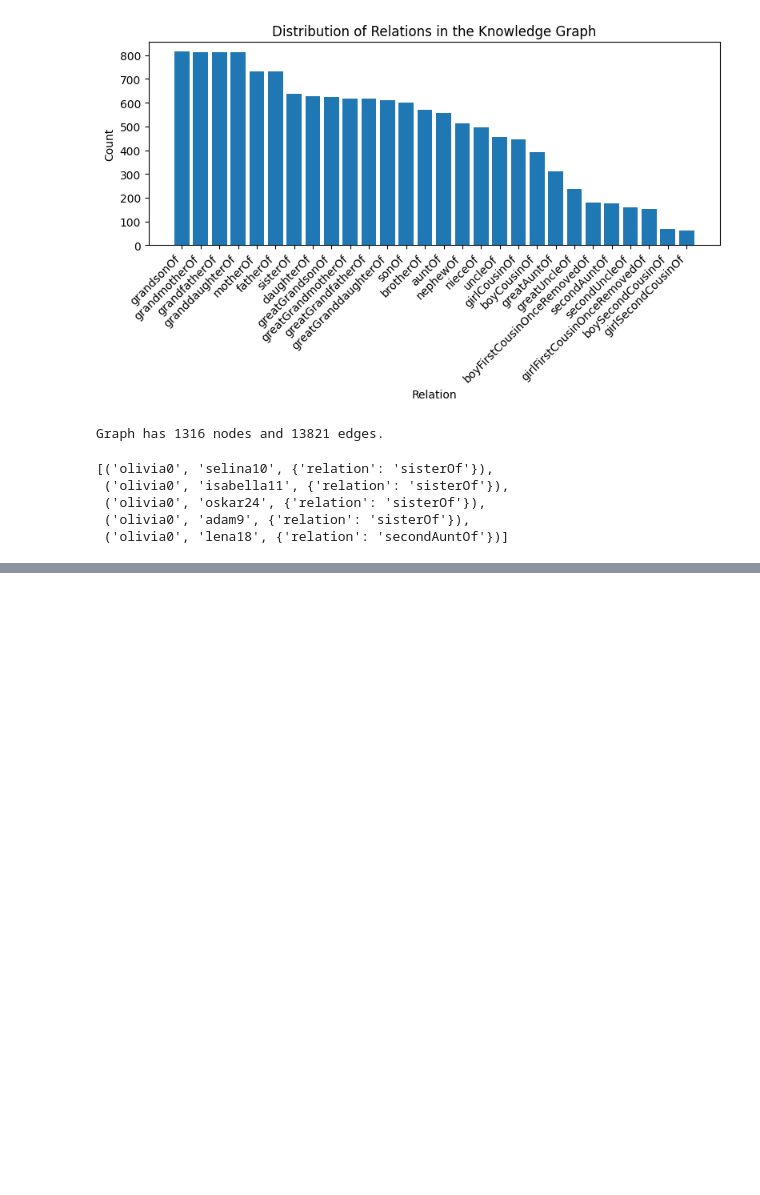
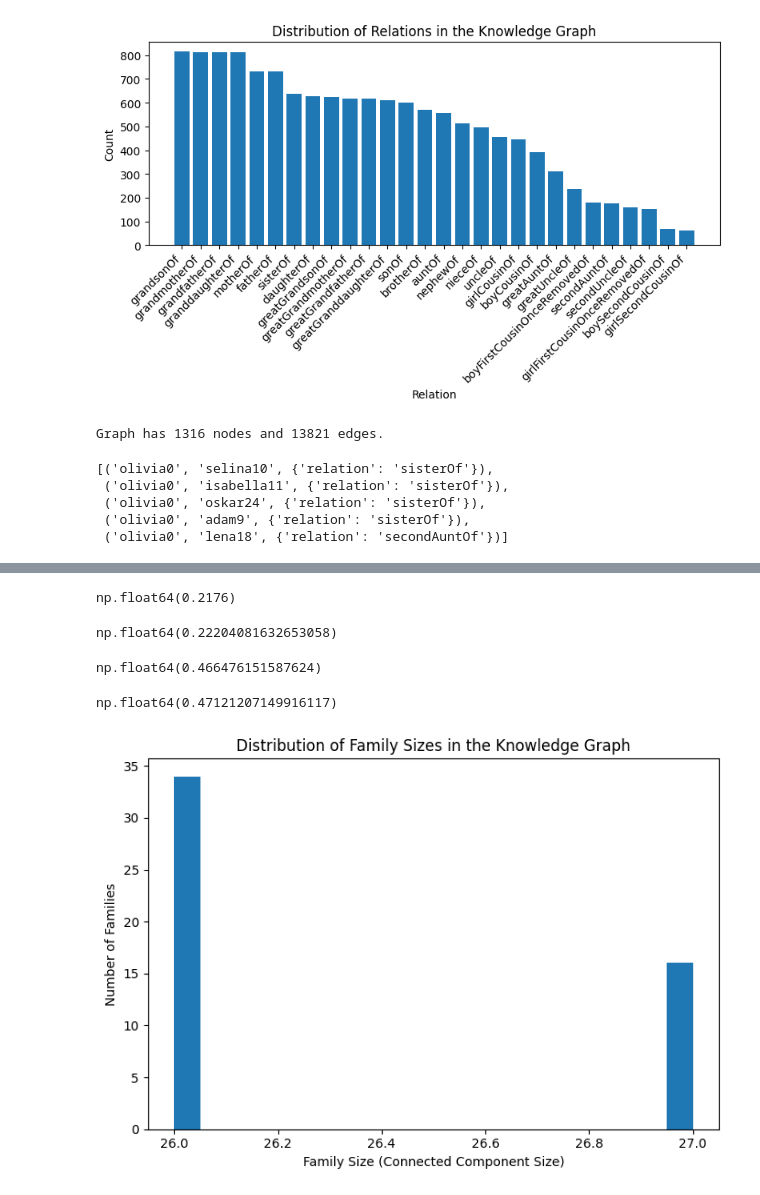
Before and after one commit to phanindragollapalli/A-Study-on-MetaFam-Knowledge-Graph, a Jupyter notebook: scripts/task-1.ipynb, the cells around one changed output, grey strips where cells are left out. Cells and saved outputs as stored; diff of their text form; code cells hidden in the pictures; blank space fills up the shorter version.

```diff
--- a/scripts/task-1.ipynb
+++ b/scripts/task-1.ipynb
@@ -155,0 +296,9 @@ list(G.edges(data=True))[:5]
+# %%
+# Doing stats on each family by calculating connected components
+
+# Get weakly connected components (each ≈ one family)
+components = list(nx.weakly_connected_components(G))
+
+# Number of families
+num_families = len(components)
+num_families
@@ -155,0 +307,8 @@ list(G.edges(data=True))[:5]
+# %%
+# Dictionary: {family_id: family_size}
+family_size_dict = {
+    idx: len(component)
+    for idx, component in enumerate(components)
+}
+
+family_size_dict
@@ -155,0 +333,7 @@ list(G.edges(data=True))[:5]
+# %%
+family_size_df = pd.DataFrame(
+    list(family_size_dict.items()),
+    columns=["family_id", "family_size"]
+)
+
+family_size_df.head()
@@ -155,0 +407,42 @@ list(G.edges(data=True))[:5]
+# %%
+# Population variance (treating your dataset as the full population)
+family_size_variance = family_size_df["family_size"].var(ddof=0)
+
+family_size_variance
+# %% [output]
+np.float64(0.2176)
+# %%
+# Sample variance (default in pandas)
+family_size_sample_variance = family_size_df["family_size"].var() # ddof = 1 default in pandas for sample variance
+
+family_size_sample_variance
+# %% [output]
+np.float64(0.22204081632653058)
+# %%
+family_size_std = family_size_df["family_size"].std(ddof=0)
+
+family_size_std
+# %% [output]
+np.float64(0.466476151587624)
+# %%
+# Sample standard deviation (default in pandas)
+family_size_sample_std = family_size_df["family_size"].std() # ddof = 1 default in pandas for sample std
+family_size_sample_std
+# %% [output]
+np.float64(0.47121207149916117)
+# %%
+plt.figure(figsize=(7, 5))
+
+plt.hist(
+    family_size_df["family_size"],
+    bins=20
+)
+
+plt.xlabel("Family Size (Connected Component Size)")
+plt.ylabel("Number of Families")
+plt.title("Distribution of Family Sizes in the Knowledge Graph")
+
+plt.tight_layout()
+plt.show()
+# %% [output]
+[figure, added]
```
Also changed, not shown: parts of 21 cells of this notebook.
